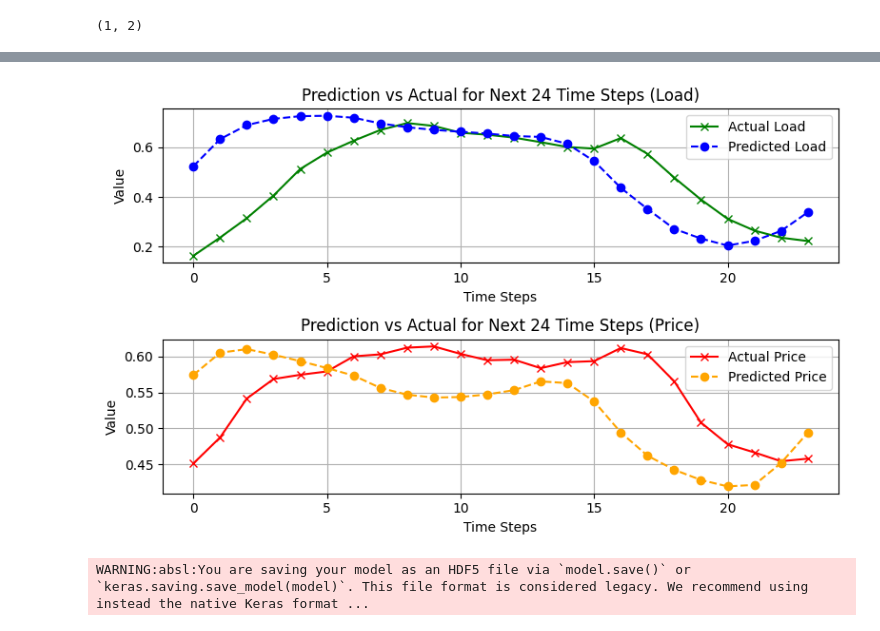
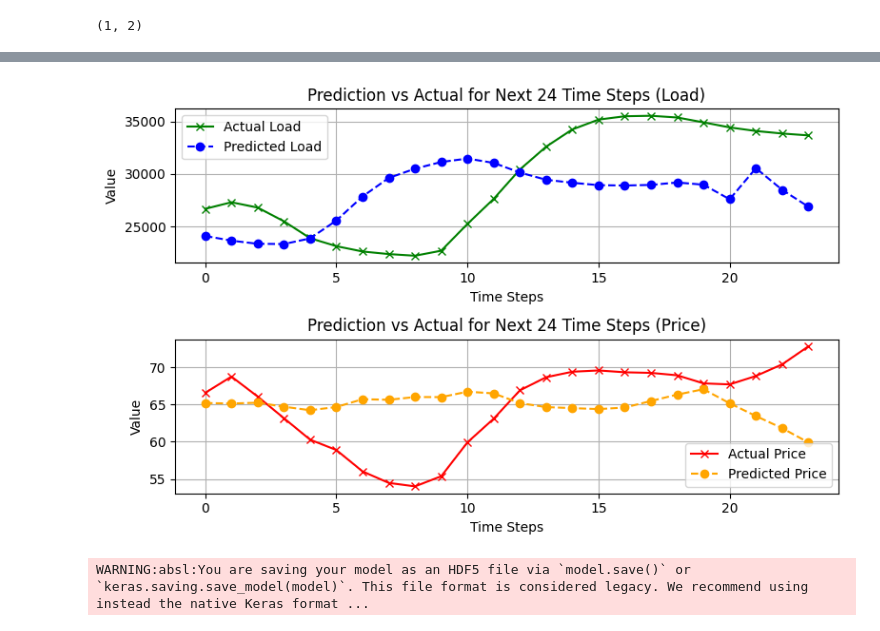
Before and after one commit to Jackson00Han/Time-Series-Training, a Jupyter notebook: Copy_of_multivariate_time_series.ipynb, the cells around one changed output, grey strips where cells are left out. Drawn from its saved outputs; the diff is of its cells as text; code cells hidden in the pictures.

```diff
--- a/Copy_of_multivariate_time_series.ipynb
+++ b/Copy_of_multivariate_time_series.ipynb
@@ -1338,9 +1460,9 @@ output_cols = ['total load actual scaled', 'price actual scaled']
 column_names = train_s.columns.to_list()
 
 # Parameters
-window_size = 24 * 2
+window_size = 24 * 7
 batch_size = 32
-shuffle_buffer_size = 24*200 # this value depends on the size of the data, around the len(data) for small data and smaller len(data) for big data
+shuffle_buffer_size = 5000 # this value depends on the size of the data, around the len(data) for small data and small len(data) for big data
 forecast_size = 24
 
 
@@ -1387,0 +1694,6 @@ Epoch 23/40
+# %%
+multi_model = create_model()
+
+early_stopping = tf.keras.callbacks.EarlyStopping(monitor='val_loss', patience=5, restore_best_weights=True)
+
+history = multi_model.fit(train_set, validation_data=valid_set, epochs=10, callbacks=[early_stopping])
@@ -1388,6 +1726,6 @@ Epoch 23/40
 # %%
+valid_input = valid_set.map(lambda x, y: x)
+valid_predictions = multi_model.predict(valid_input)
 
-valid_input = valid_set.map(lambda x, y: x)
-multi_valid_labels = np.concatenate([y.numpy() for x, y in valid_set]) # Extract outputs and convert it to a NumPy array from tenfsor format
-multi_valid_prediction = multi_model.predict(valid_input)
+valid_actual_labels = np.concatenate([y.numpy() for x, y in valid_set]) # Extract outputs and convert it to a NumPy array from tensor format
 # %% [output]
@@ -1395,28 +1733,48 @@ multi_valid_prediction = multi_model.predict(valid_input)
+# %%
+# You need to reshape it so that you can inverse scale each feature separately
+predicted_load = valid_predictions[:, :, 0].reshape(-1, 1)  # Load predictions
+predicted_price = valid_predictions[:, :, 1].reshape(-1, 1)  # Price predictions
+
+# Apply inverse transform using the corresponding scalers
+inversed_predicted_load = load_scaler.inverse_transform(predicted_load)
+inversed_predicted_load = inversed_predicted_load.reshape(valid_predictions.shape[0], valid_predictions.shape[1])
+
+inversed_predicted_price = price_scaler.inverse_transform(predicted_price)
+inversed_predicted_price = inversed_predicted_price.reshape(valid_predictions.shape[0], valid_predictions.shape[1])
+
+actual_load = valid_actual_labels[:, :, 0].reshape(-1, 1)  # Load predictions
+actual_price = valid_actual_labels[:, :, 1].reshape(-1, 1)  # Price predictions
+
+inversed_actual_load = load_scaler.inverse_transform(actual_load)
+inversed_actual_load = inversed_actual_load.reshape(valid_predictions.shape[0], valid_predictions.shape[1])
+
+inversed_actual_price = price_scaler.inverse_transform(actual_price)
+inversed_actual_price = inversed_actual_price.reshape(valid_predictions.shape[0], valid_predictions.shape[1])
 # %%
 fig, axs = plt.subplots(2, 1, figsize=(8, 5))
-axs[0].plot(valid_output[0,:,0], label='Actual Load', linestyle='-', marker='x', c='green')
-axs[0].plot(valid_prediction[0,:,0], label='Predicted Load', linestyle='--', marker='o', c='blue')
+axs[0].plot(inversed_predicted_load[0,:], label='Actual Load', linestyle='-', marker='x', c='green')
+axs[0].plot(inversed_actual_load[0,:], label='Predicted Load', linestyle='--', marker='o', c='blue')
 
 axs[0].set_title(f'Prediction vs Actual for Next 24 Time Steps (Load)')
 axs[0].set_xlabel('Time Steps')
 
 axs[0].set_ylabel('Value')
 axs[0].legend()
 axs[0].grid(True)
 
-axs[1].plot(valid_output[0,:,1], label='Actual Price', linestyle='-', marker='x', c='red')
-axs[1].plot(valid_prediction[0,:,1], label='Predicted Price', linestyle='--', marker='o', c='orange')
+axs[1].plot(inversed_predicted_price[0,:], label='Actual Price', linestyle='-', marker='x', c='red')
+axs[1].plot(inversed_actual_price[0,:], label='Predicted Price', linestyle='--', marker='o', c='orange')
 
 axs[1].set_title(f'Prediction vs Actual for Next 24 Time Steps (Price)')
 axs[1].set_xlabel('Time Steps')
 axs[1].set_ylabel('Value')
 axs[1].legend()
 axs[1].grid(True)
 
 plt.tight_layout()
 plt.show()
 # %% [output]
-[figure, old version]
+[figure, new version]
 # %%
 # Save models
 
```
Also changed, not shown: parts of 45 cells of this notebook.
